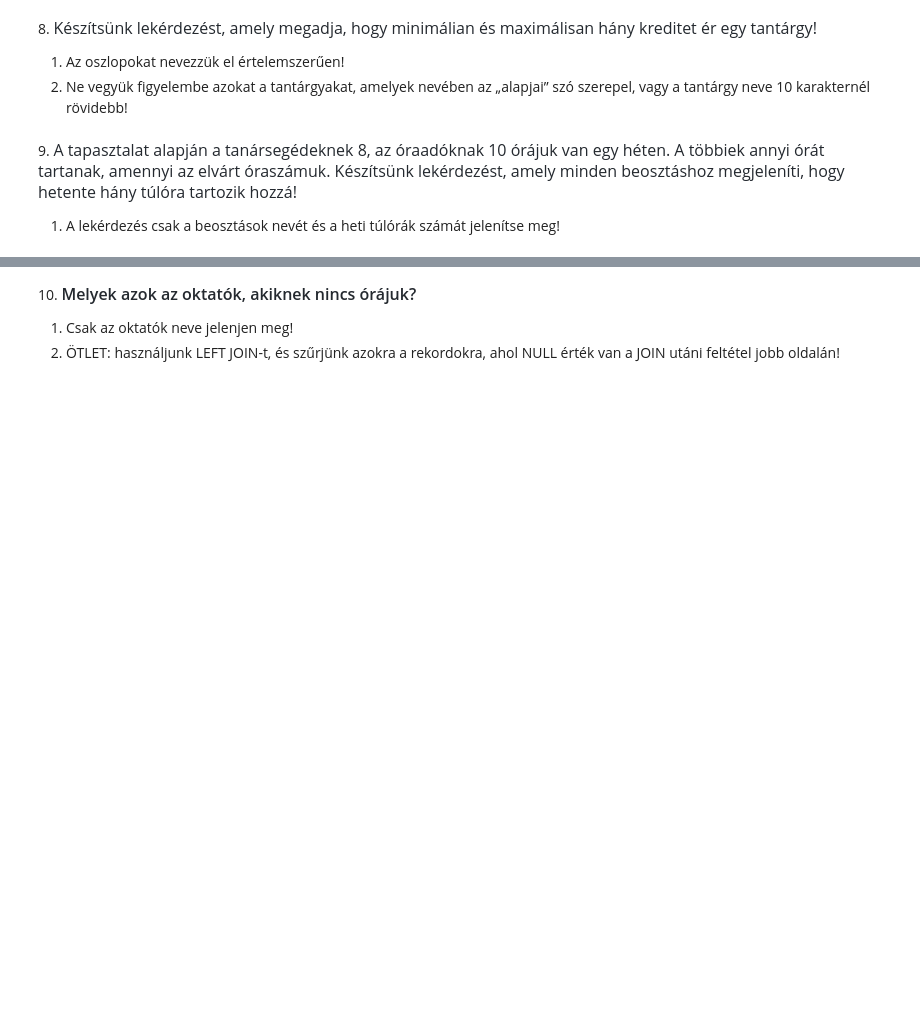
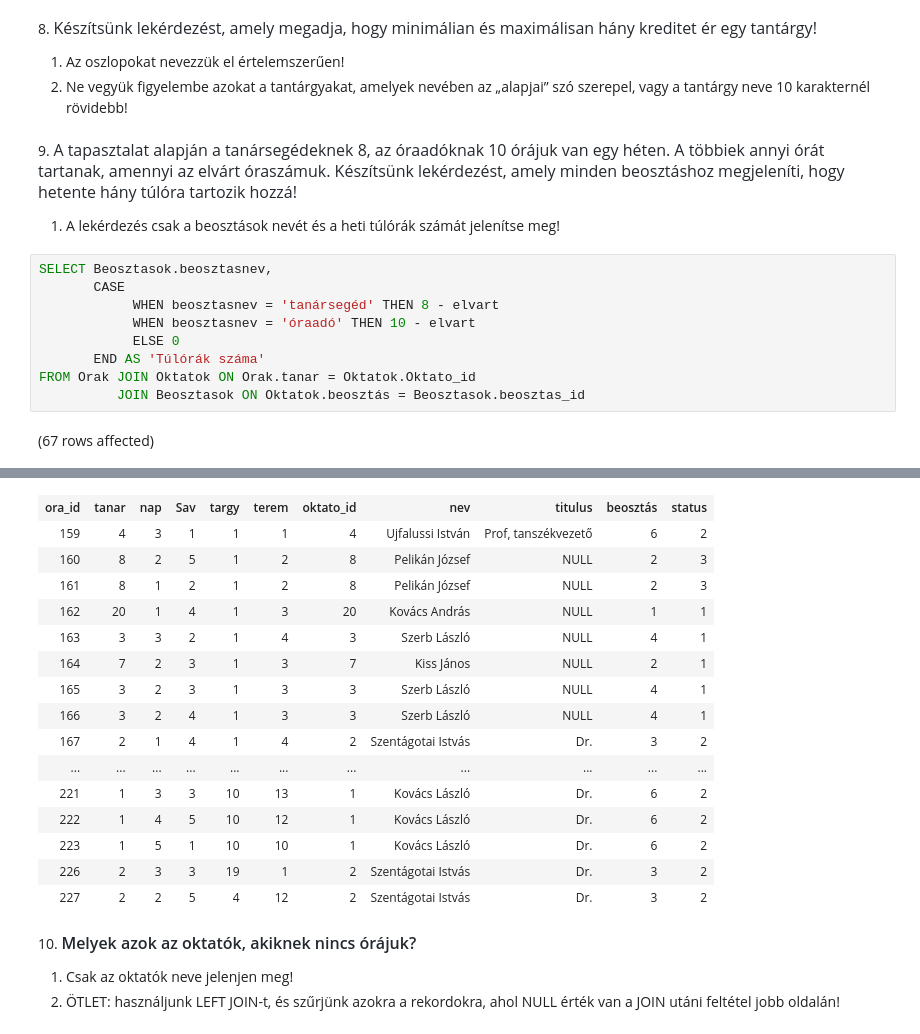
Before and after one commit to TLado/Adatbazisok, a Jupyter notebook: gyakorlat02_feladatok .ipynb, the cells around one changed output, grey strips where cells are left out. Drawn from its saved outputs; the diff is of its cells as text; blank space fills up the shorter version.

```diff
--- a/gyakorlat02_feladatok .ipynb
+++ b/gyakorlat02_feladatok .ipynb
@@ -82,3 +82,14 @@ c. Szintén hagyjuk ki azokat a csoportokat, ahol a csoport elemszáma 3-nál ki
 9. <span style="color: rgb(36, 41, 47); font-family: -apple-system, BlinkMacSystemFont, &quot;Segoe UI&quot;, Helvetica, Arial, sans-serif, &quot;Apple Color Emoji&quot;, &quot;Segoe UI Emoji&quot;; font-size: 16px;">A tapasztalat alapján a tanársegédeknek 8, az óraadóknak 10 órájuk van egy héten. A többiek annyi órát tartanak, amennyi az elvárt óraszámuk. Készítsünk lekérdezést, amely minden beosztáshoz megjeleníti, hogy hetente hány túlóra tartozik hozzá!</span>
 
 1. A lekérdezés csak a beosztások nevét és a heti túlórák számát jelenítse meg!
+# %%
+SELECT Beosztasok.beosztasnev,
+       CASE
+            WHEN beosztasnev = 'tanársegéd' THEN 8 - elvart
+            WHEN beosztasnev = 'óraadó' THEN 10 - elvart
+            ELSE 0
+       END AS 'Túlórák száma'
+FROM Orak JOIN Oktatok ON Orak.tanar = Oktatok.Oktato_id
+          JOIN Beosztasok ON Oktatok.beosztás = Beosztasok.beosztas_id
+# %% [output]
+(67 rows affected)
@@ -85,3 +97,19 @@ c. Szintén hagyjuk ki azokat a csoportokat, ahol a csoport elemszáma 3-nál ki
+| ora_id | tanar | nap | Sav | targy | terem | oktato_id | nev | titulus | beosztás | status |
+| 159 | 4 | 3 | 1 | 1 | 1 | 4 | Ujfalussi István | Prof, tanszékvezető | 6 | 2 |
+| 160 | 8 | 2 | 5 | 1 | 2 | 8 | Pelikán József | NULL | 2 | 3 |
+| 161 | 8 | 1 | 2 | 1 | 2 | 8 | Pelikán József | NULL | 2 | 3 |
+| 162 | 20 | 1 | 4 | 1 | 3 | 20 | Kovács András | NULL | 1 | 1 |
+| 163 | 3 | 3 | 2 | 1 | 4 | 3 | Szerb László | NULL | 4 | 1 |
+| 164 | 7 | 2 | 3 | 1 | 3 | 7 | Kiss János | NULL | 2 | 1 |
+| 165 | 3 | 2 | 3 | 1 | 3 | 3 | Szerb László | NULL | 4 | 1 |
+| 166 | 3 | 2 | 4 | 1 | 3 | 3 | Szerb László | NULL | 4 | 1 |
+| 167 | 2 | 1 | 4 | 1 | 4 | 2 | Szentágotai Istvás | Dr. | 3 | 2 |
+| ... | ... | ... | ... | ... | ... | ... | ... | ... | ... | ... |
+| 221 | 1 | 3 | 3 | 10 | 13 | 1 | Kovács László | Dr. | 6 | 2 |
+| 222 | 1 | 4 | 5 | 10 | 12 | 1 | Kovács László | Dr. | 6 | 2 |
+| 223 | 1 | 5 | 1 | 10 | 10 | 1 | Kovács László | Dr. | 6 | 2 |
+| 226 | 2 | 3 | 3 | 19 | 1 | 2 | Szentágotai Istvás | Dr. | 3 | 2 |
+| 227 | 2 | 2 | 5 | 4 | 12 | 2 | Szentágotai Istvás | Dr. | 3 | 2 |
 # %% [markdown]
 10. <span style="font-weight: 600; color: rgb(36, 41, 47); font-family: -apple-system, BlinkMacSystemFont, &quot;Segoe UI&quot;, Helvetica, Arial, sans-serif, &quot;Apple Color Emoji&quot;, &quot;Segoe UI Emoji&quot;; font-size: 16px;">Melyek azok az oktatók, akiknek nincs órájuk?</span>
 
```
Also changed, not shown: parts of 1 cell of this notebook.
